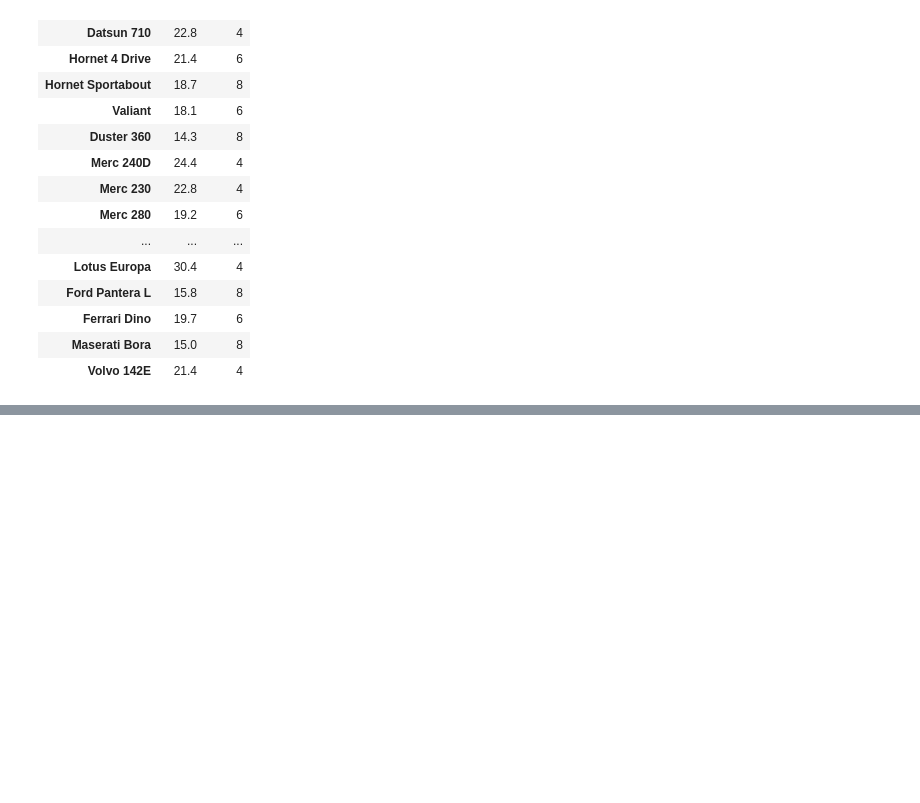
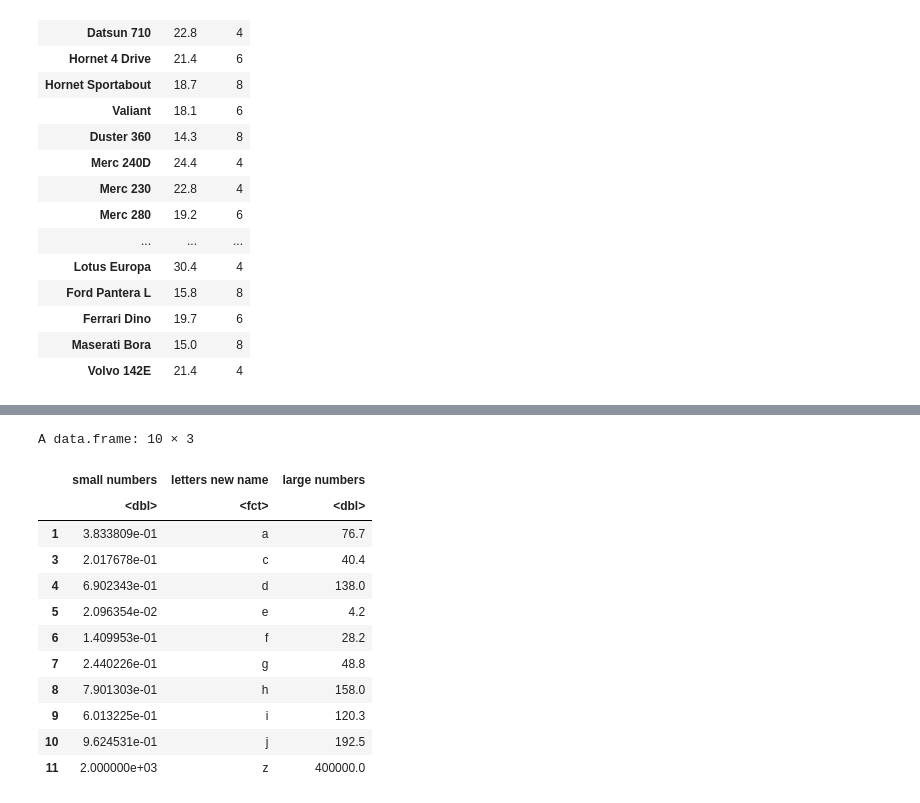
Before and after one commit to MichaelHotaling/Introduction-to-R, a Jupyter notebook: 16 Data Frame Operations.ipynb, the cells around one changed output, grey strips where cells are left out. Cells and saved outputs as stored; diff of their text form; code cells hidden in the pictures; blank space fills up the shorter version.

```diff
--- a/16 Data Frame Operations.ipynb
+++ b/16 Data Frame Operations.ipynb
@@ -224,0 +227,4 @@ A data.frame: 32 × 2
+# %%
+df3 <- data.frame('numbers' = 2000, 'letters' = 'z')
+df3
+df
@@ -224,0 +249,3 @@ A data.frame: 32 × 2
+# %%
+dfnew <- rbind(df,df3)
+dfnew
@@ -224,0 +267,3 @@ A data.frame: 32 × 2
+# %%
+#### #8 Adding Columns
+dfnew$newcol <- round(200*dfnew$numbers,1)
@@ -224,0 +338,16 @@ A data.frame: 32 × 2
+# %%
+dfnew[(-2),] #selects everything BUT the second row
+# %% [output]
+A data.frame: 10 × 3
+|  | small numbers | letters new name | large numbers |
+|  | <dbl> | <fct> | <dbl> |
+| 1 | 3.833809e-01 | a | 76.7 |
+| 3 | 2.017678e-01 | c | 40.4 |
+| 4 | 6.902343e-01 | d | 138.0 |
+| 5 | 2.096354e-02 | e | 4.2 |
+| 6 | 1.409953e-01 | f | 28.2 |
+| 7 | 2.440226e-01 | g | 48.8 |
+| 8 | 7.901303e-01 | h | 158.0 |
+| 9 | 6.013225e-01 | i | 120.3 |
+| 10 | 9.624531e-01 | j | 192.5 |
+| 11 | 2.000000e+03 | z | 400000.0 |
```
Also changed, not shown: parts of 12 cells of this notebook.
